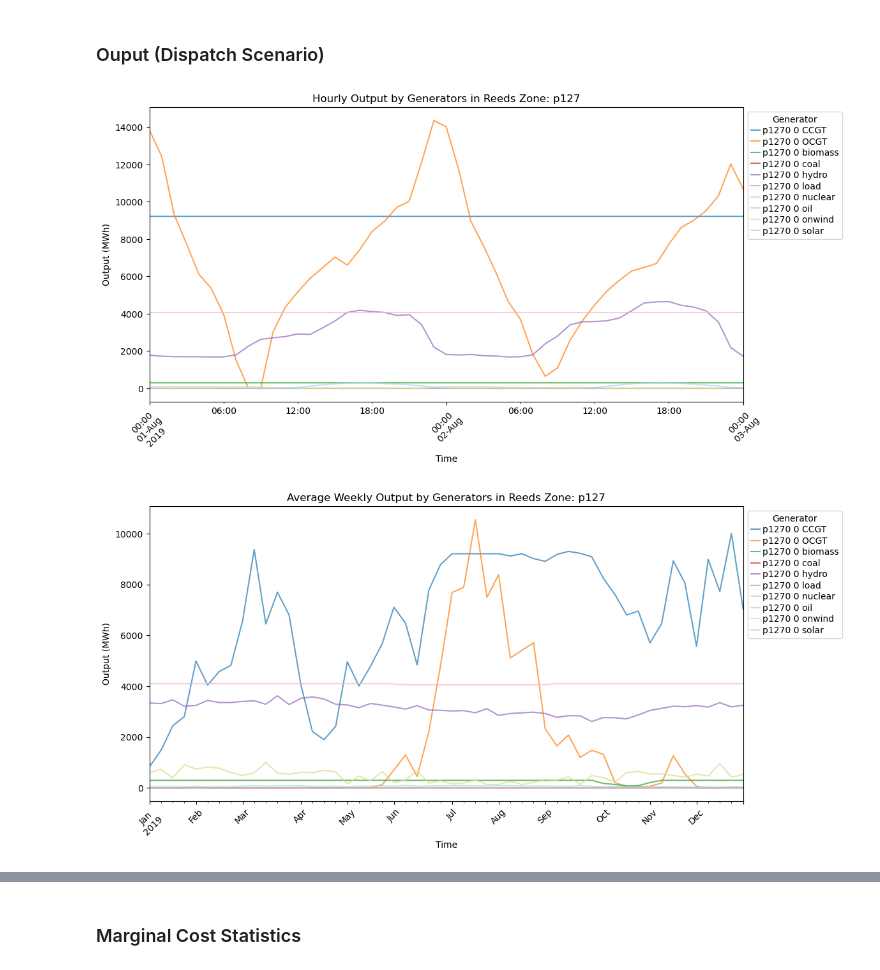
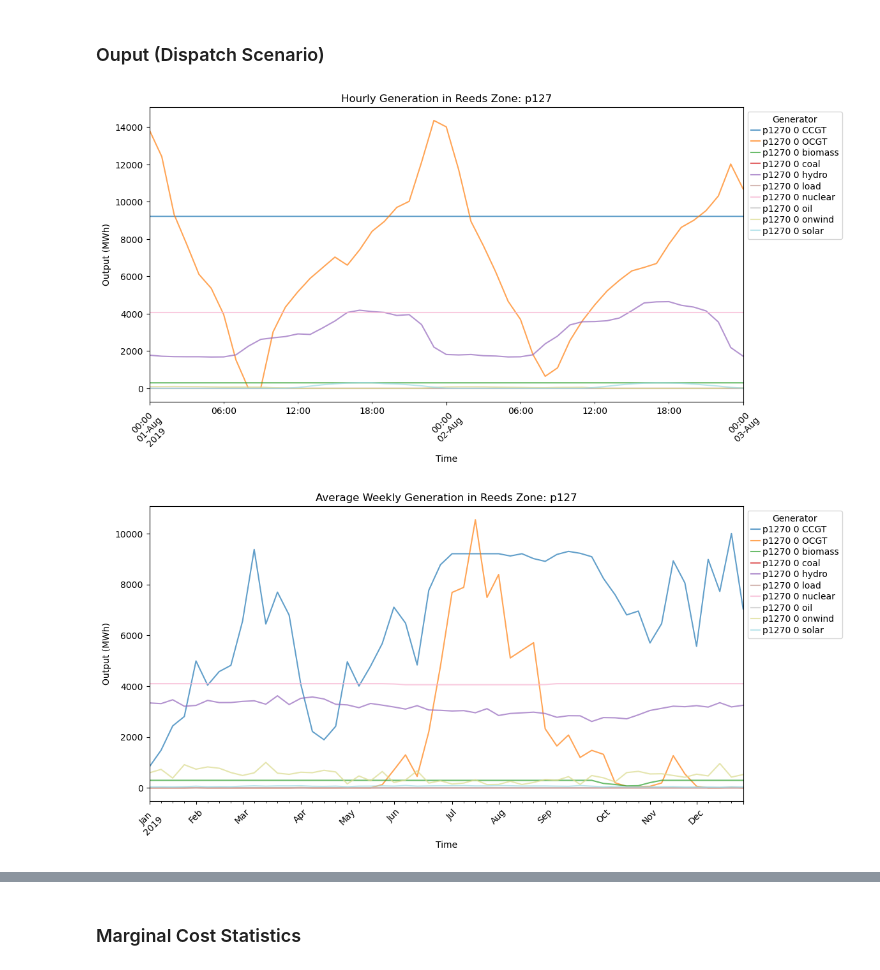
Before and after one commit to af3913/pypsa-usa, a Jupyter notebook: workflow/pypsa-usa_technical_appendix.ipynb, the cells around one changed output, grey strips where cells are left out. Saved outputs shown, nothing was run; the diff lists cells and outputs as text; code cells hidden in the pictures.

```diff
--- a/workflow/pypsa-usa_technical_appendix.ipynb
+++ b/workflow/pypsa-usa_technical_appendix.ipynb
@@ -381,7 +468,7 @@ loads_t.head()
 # %% [markdown]
 ### Ouput (Dispatch Scenario)
 # %%
-def generator_add_zonal(generator):
+def generator_add_zonal(generator: pd.DataFrame):
     """
     Takes specific generation data and returns a dataframe with geographic features features.
     """
@@ -390,82 +477,41 @@ def generator_add_zonal(generator):
     # Make columns starting at 0 a timestep of 2019
     generator_zonal.columns = pd.date_range(start="2019-01-01",
     periods=len(generator_zonal.columns),
     freq="H")
 
     generator_zonal.index.name = "generator"
     generator_zonal = generator_zonal.reset_index()
 
     generator_zonal["bus"] = generator_zonal["generator"].map(network.generators.bus)
     generator_zonal["reeds_zone"] = generator_zonal["bus"].map(buses.reeds_zone)
     generator_zonal["reeds_ba"] = generator_zonal["bus"].map(buses.reeds_ba)
     generator_zonal["interconnect"] = generator_zonal["bus"].map(buses.interconnect)
     generator_zonal["reeds_state"] = generator_zonal["bus"].map(buses.reeds_state)
 
     cols = generator_zonal.columns.tolist()
     cols = cols[-5:] + cols[:-5]
     generator_zonal = generator_zonal[cols]
 
-    generator_zonal = generator_zonal.set_index(["bus", "reeds_zone", "reeds_ba", "interconnect", "reeds_state", "generator"])
+    generator_zonal = generator_zonal.set_index(["bus", "reeds_zone", "reeds_ba",
+                                                "interconnect", "reeds_state", "generator"])
 
     return generator_zonal
 
 # Import generators-p data: Active power at bus (positive if net generation)
 generators_p = (generator_add_zonal(network.generators_t.p)
                 .groupby(["reeds_zone", "generator"]) # Change groupby to desired setting (i.e reeds_state). Update plotting function accordingly.
                 .mean())
 
-def plot_generators_p(generator:pd.DataFrame, reeds_zone: str, start_date: str, end_date: str):
-    """
-    Plots generator data for a specified reeds zone and time period.
-    """
-    generator.columns = pd.date_range(start="2019-01-01",
-    periods=len(generator.columns),
-    freq="H")
 
-    # Select data for reeds zone
-    data = generator.loc(axis=0)[reeds_zone].T
-    data = data[(data.index >= start_date) & (data.index <= end_date)]
+plot_data(generators_p, "p127", "2019-08-01", "2019-08-03", "Hourly Generation")
 
-    # Plot data
-    fig, ax = plt.subplots(figsize=(12, 6))
-    data.plot(ax=ax, cmap="tab20", alpha=0.7)
-    ax.set_title(f"Hourly Output by Generators in Reeds Zone: {reeds_zone}")
-    ax.set_xlabel("Time")
-    ax.set_ylabel("Output (MWh)")
-    ax.legend(title="Generator", bbox_to_anchor=(1, 1))
-    plt.xticks(rotation=45)
-    plt.show()
+# Generators_p weekly average
+generators_p_weekly = generators_p.resample("W", axis=1).mean()
 
-# plot marginal cost by generator for specified reeds_zone and time period
-plot_generators_p(generators_p, 'p127', "2019-08-01", "2019-08-03")
+plot_data_weekly(generators_p_weekly, "p127", "2019-01-01", "2019-12-30", "Average Weekly Generation")
 # %% [output]
-[figure, old version]
+[figure, new version]
+[figure, added]
-# %%
-# Generators_p weekly average
-generators_p_weekly = generators_p.resample("W", axis=1).mean()
-
-def plot_generators_p_weekly(generator:pd.DataFrame, reeds_zone: str, start_date: str, end_date: str):
-    """
-    Plots generator data for a specified reeds zone and time period.
-    """
-    # Select data for reeds zone
-    data = generator.loc(axis=0)[reeds_zone].T
-    data = data[(data.index >= start_date) & (data.index <= end_date)]
-
-    # Plot data
-    fig, ax = plt.subplots(figsize=(12, 6))
-    data.plot(ax=ax, cmap="tab20", alpha=0.7)
-    ax.set_title(f"Average Weekly Output by Generators in Reeds Zone: {reeds_zone}")
-    ax.set_xlabel("Time")
-    ax.set_ylabel("Output (MWh)")
-    ax.legend(title="Generator", bbox_to_anchor=(1, 1))
-    plt.xticks(rotation=45)
-    plt.show()
-
-
-plot_generators_p_weekly(generators_p_weekly, "p127", "2019-01-06", "2019-12-29")
-# %% [output]
-[figure, removed]
 # %%
 # Import generators-p_max_pu data: The maximum output for each snapshot per unit of p_nom for the optimization
 # (e.g. for variable renewable generators this can change due to weather conditions; for conventional generators it represents a maximum dispatch).
```
Also changed, not shown: parts of 10 cells of this notebook.
